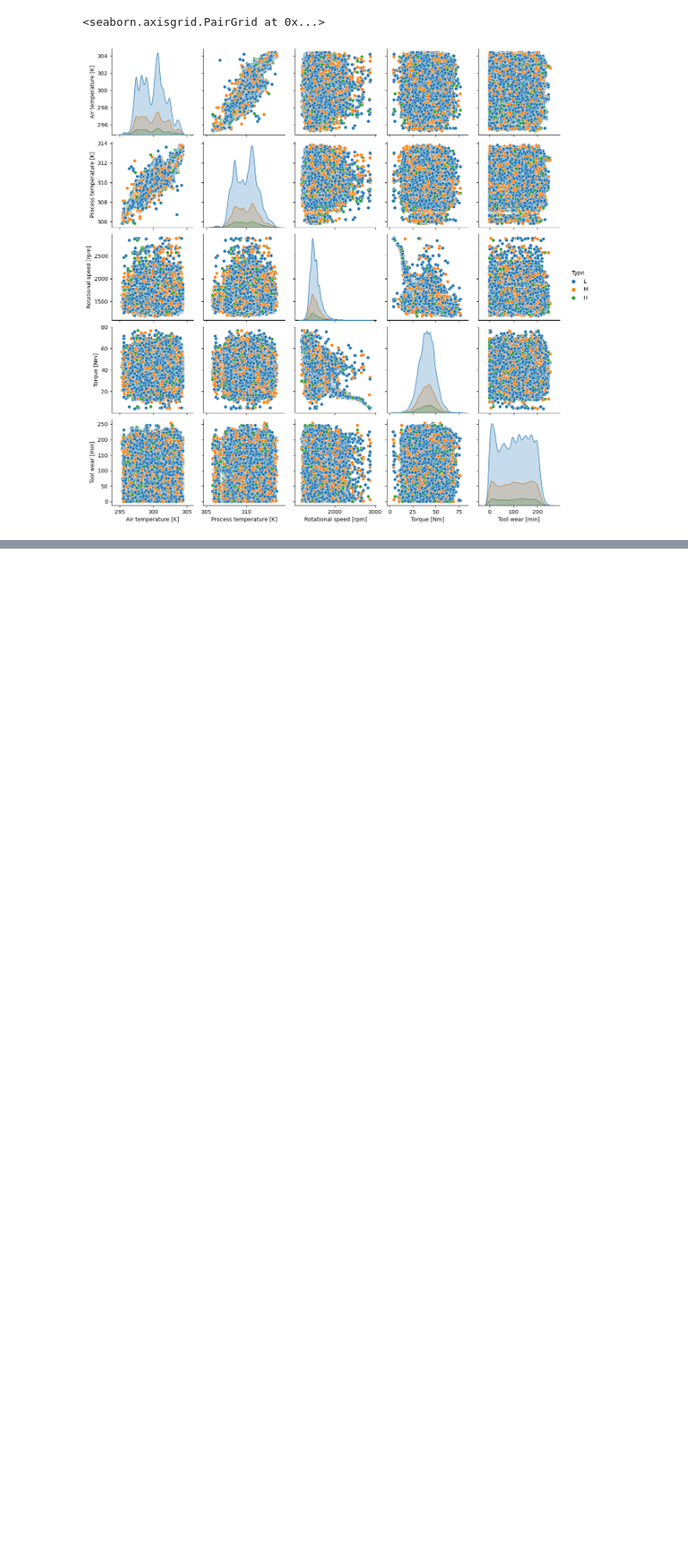
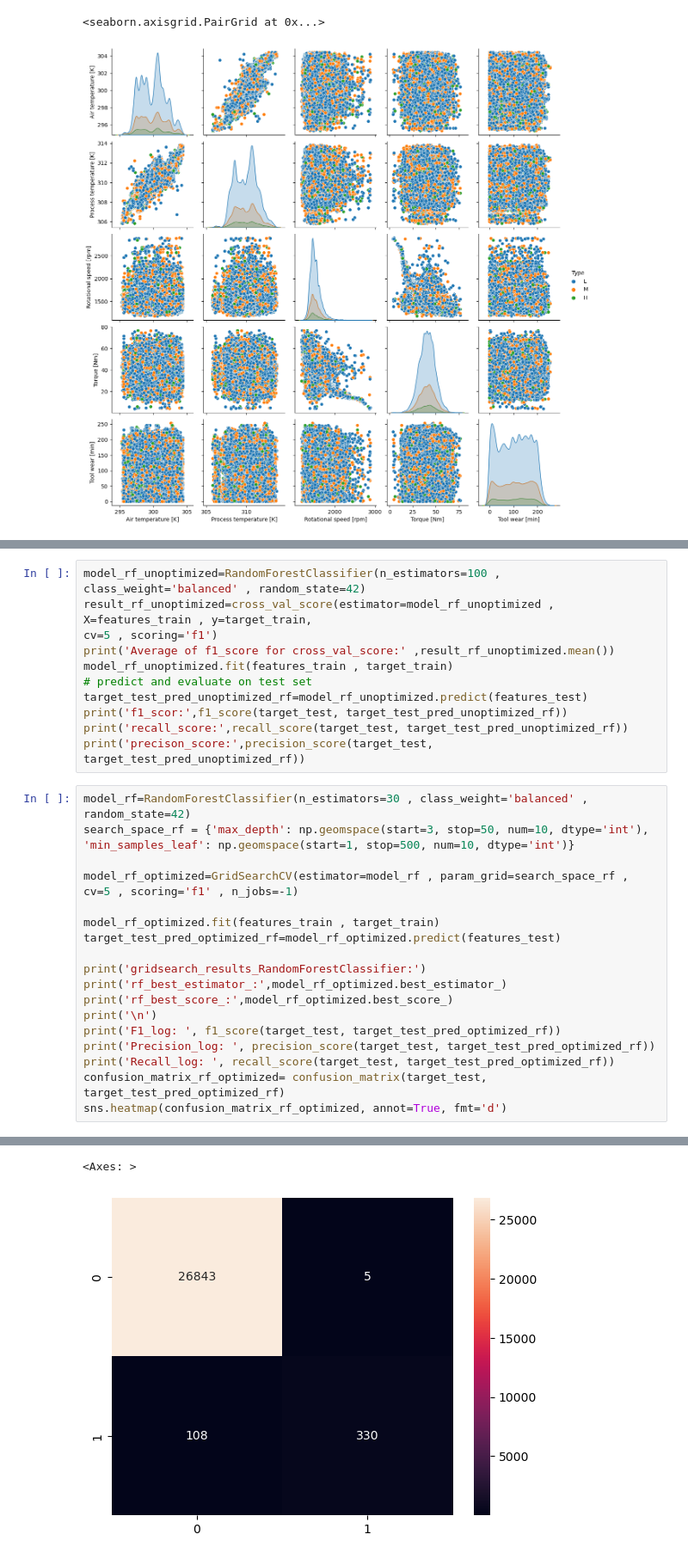
Before and after one commit to farnazashrafi/portfolio_project, a Jupyter notebook: notebooks/farnaz_test.ipynb, the cells around one changed output, grey strips where cells are left out. Shown at 86% size. Saved outputs shown, nothing was run; the diff lists cells and outputs as text; blank space fills up the shorter version.

```diff
--- a/notebooks/farnaz_test.ipynb
+++ b/notebooks/farnaz_test.ipynb
@@ -141,0 +423,31 @@ sns.pairplot(data=df.loc[:, cols], hue='Type')
+# %%
+model_rf_unoptimized=RandomForestClassifier(n_estimators=100 , class_weight='balanced' , random_state=42)
+result_rf_unoptimized=cross_val_score(estimator=model_rf_unoptimized , X=features_train , y=target_train,
+cv=5 , scoring='f1')
+print('Average of f1_score for cross_val_score:' ,result_rf_unoptimized.mean())
+model_rf_unoptimized.fit(features_train , target_train)
+# predict and evaluate on test set
+target_test_pred_unoptimized_rf=model_rf_unoptimized.predict(features_test)
+print('f1_scor:',f1_score(target_test, target_test_pred_unoptimized_rf))
+print('recall_score:',recall_score(target_test, target_test_pred_unoptimized_rf))
+print('precison_score:',precision_score(target_test, target_test_pred_unoptimized_rf))
+# %%
+model_rf=RandomForestClassifier(n_estimators=30 , class_weight='balanced' , random_state=42)
+search_space_rf = {'max_depth': np.geomspace(start=3, stop=50, num=10, dtype='int'),
+'min_samples_leaf': np.geomspace(start=1, stop=500, num=10, dtype='int')}
+
+model_rf_optimized=GridSearchCV(estimator=model_rf , param_grid=search_space_rf , cv=5 , scoring='f1' , n_jobs=-1)
+
+model_rf_optimized.fit(features_train , target_train)
+target_test_pred_optimized_rf=model_rf_optimized.predict(features_test)
+
+print('gridsearch_results_RandomForestClassifier:')
+print('rf_best_estimator_:',model_rf_optimized.best_estimator_)
+print('rf_best_score_:',model_rf_optimized.best_score_)
+print('\n')
+print('F1_log: ', f1_score(target_test, target_test_pred_optimized_rf))
+print('Precision_log: ', precision_score(target_test, target_test_pred_optimized_rf))
+print('Recall_log: ', recall_score(target_test, target_test_pred_optimized_rf))
+confusion_matrix_rf_optimized= confusion_matrix(target_test, target_test_pred_optimized_rf)
+sns.heatmap(confusion_matrix_rf_optimized, annot=True, fmt='d')
+# %% [output]
@@ -141,0 +463,2 @@ sns.pairplot(data=df.loc[:, cols], hue='Type')
+<Axes: >
+[figure, added]
```
Also changed, not shown: parts of 20 cells of this notebook.
